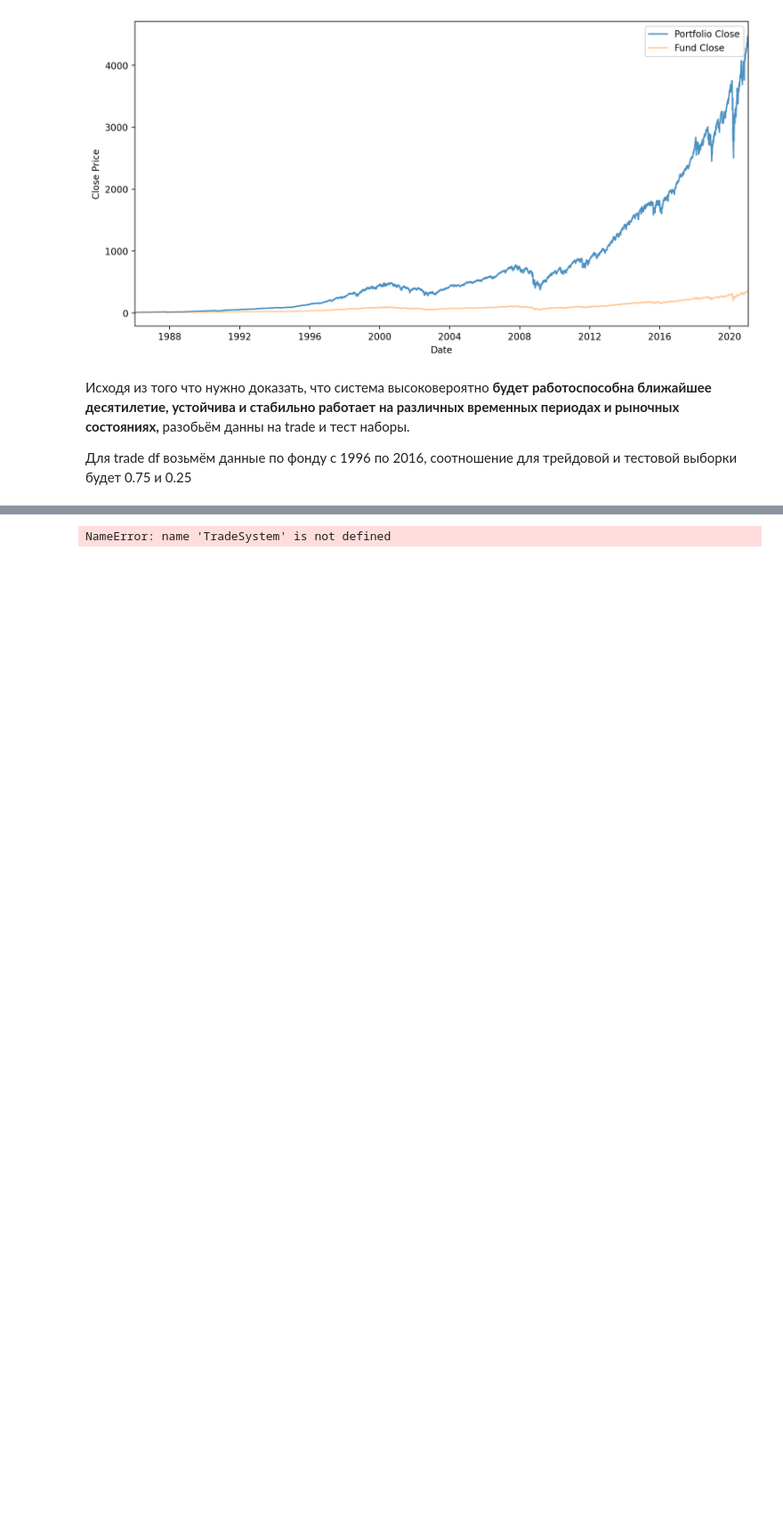
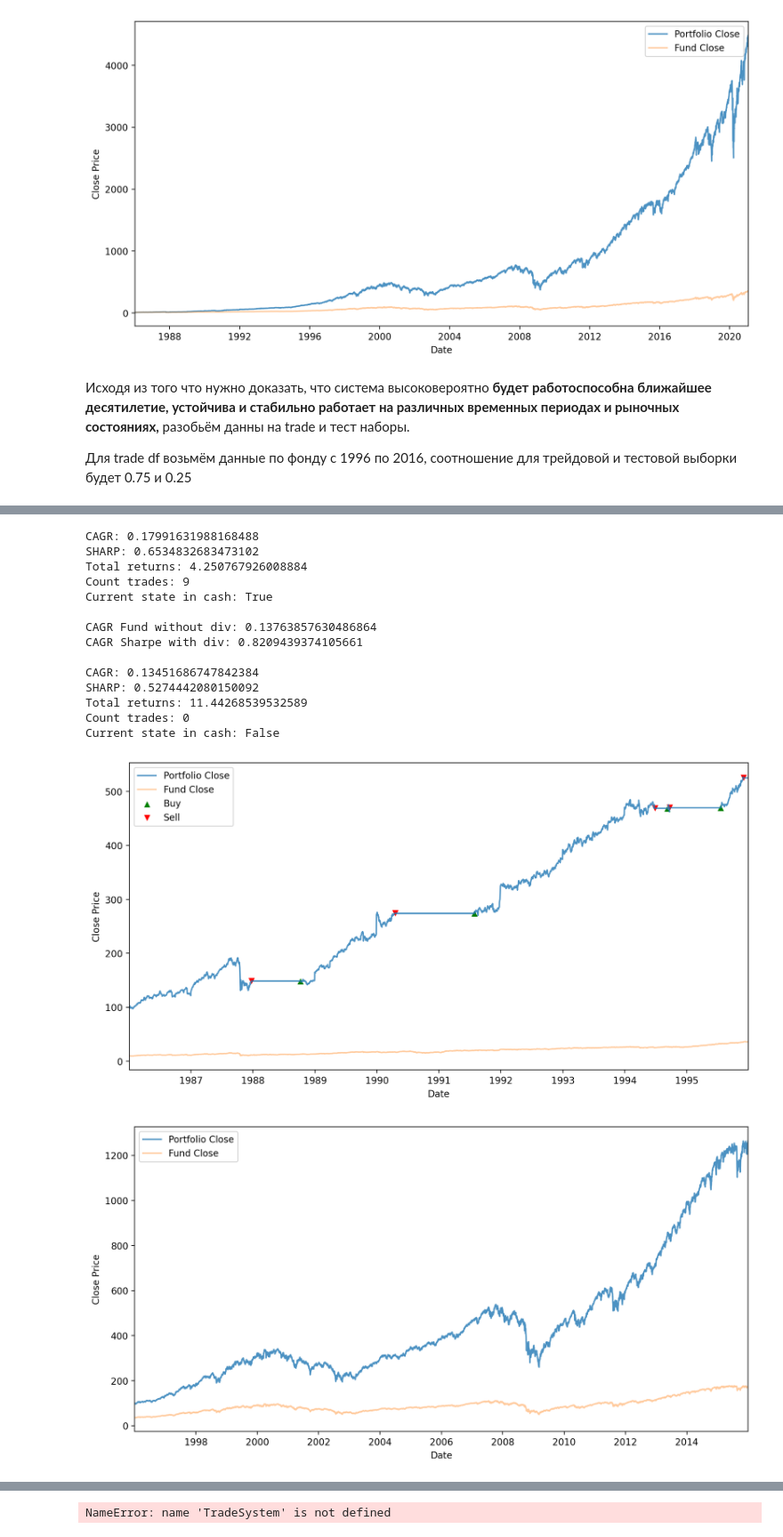
Before and after one commit to Den-is-me/test_ff, a Jupyter notebook: test_ff.ipynb, the cells around one changed output, grey strips where cells are left out. Shown at 89% size. Drawn from its saved outputs; the diff is of its cells as text; code cells hidden in the pictures; blank space fills up the shorter version.

```diff
--- a/test_ff.ipynb
+++ b/test_ff.ipynb
@@ -960,0 +987,21 @@ TypeError: 'NoneType' object is not subscriptable
+# %%
+TS.plt()
+print()
+BAH.plt()
+# %% [output]
+CAGR: 0.17991631988168488
+SHARP: 0.6534832683473102
+Total returns: 4.250767926008884
+Count trades: 9
+Current state in cash: True
+
+CAGR Fund without div: 0.13763857630486864
+CAGR Sharpe with div: 0.8209439374105661
+
+CAGR: 0.13451686747842384
+SHARP: 0.5274442080150092
+Total returns: 11.44268539532589
+Count trades: 0
+Current state in cash: False
+[figure, added]
+[figure, added]
```
Also changed, not shown: parts of 7 cells of this notebook, 1 other file.
